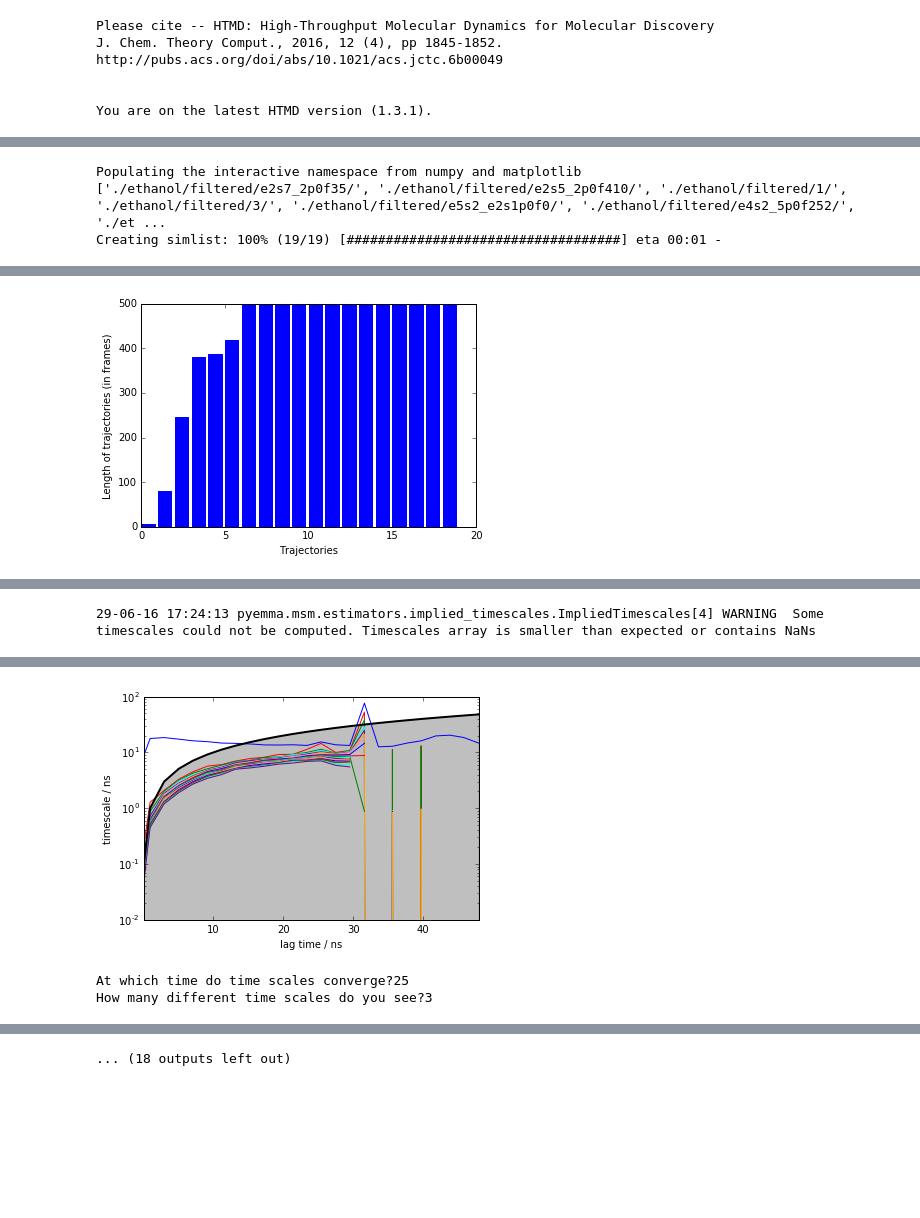
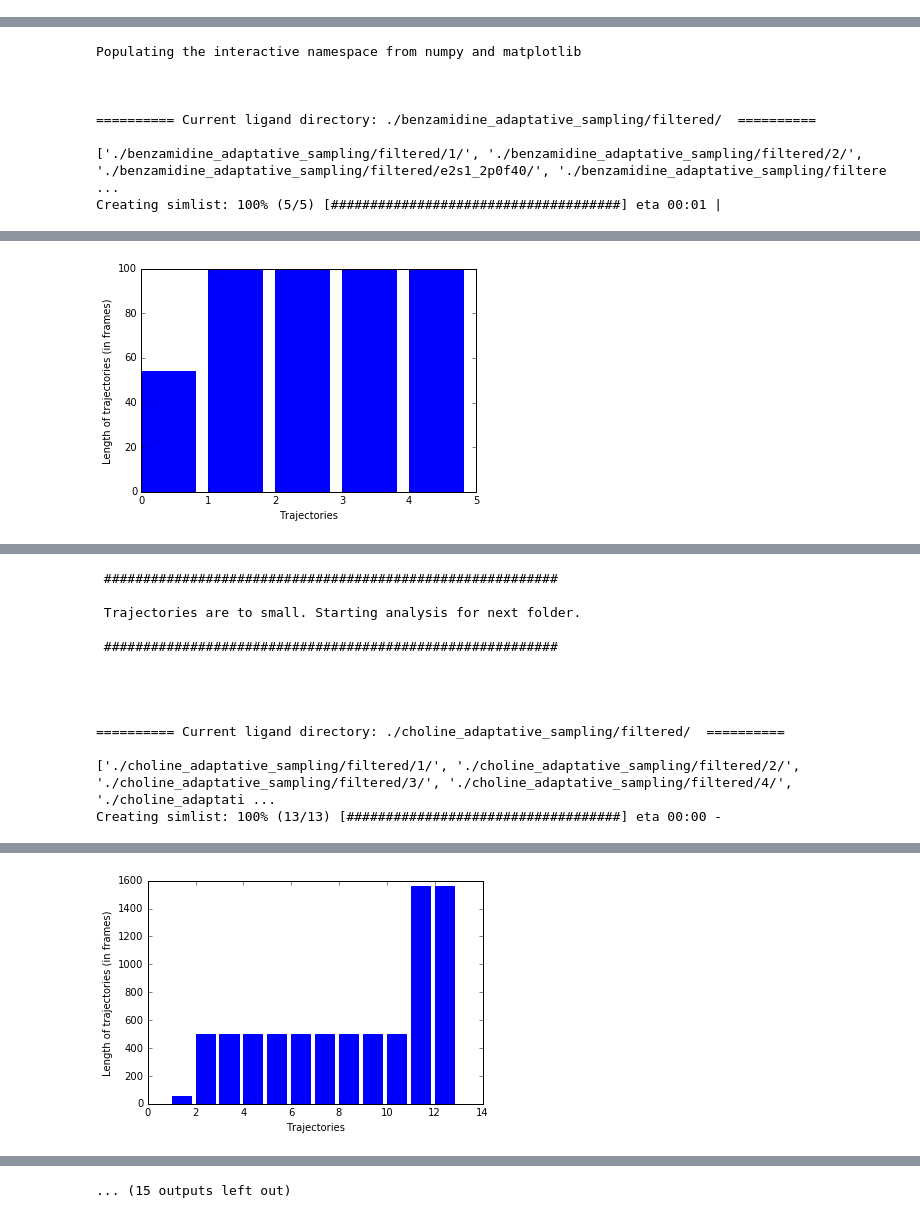
Before and after one commit to andreubp/Drugabbility_project_MSI, a Jupyter notebook: AnalysisFINAL.ipynb, the cells around one changed output, grey strips where cells are left out. Saved outputs shown, nothing was run; the diff lists cells and outputs as text; code cells hidden in the pictures; blank space fills up the shorter version.

```diff
--- a/AnalysisFINAL.ipynb
+++ b/AnalysisFINAL.ipynb
@@ -1,5 +1,6 @@
 # %%
 from htmd import *
+htmd.config(viewer='VMD')
 def analysis(sims,boot=0.8,clusters=1000,merge=5):
     metr = Metric(sims)
     metr.projection(MetricDistance('protein and name CA', 'resname MOL and noh', metric='contacts'))
@@ -20,6 +21,7 @@ def analysis(sims,boot=0.8,clusters=1000,merge=5):
     model.markovModel(int(nframes)*10, int(ntimescales))
     mols = model.getStates()
 
+    model.viewStates(ligand='resname MOL and noh')
     kin = Kinetics(model, temperature=298, concentration=0.0037)
     goodmacros=dict()
     mols = model.getStates()
@@ -42,23 +44,19 @@ def analysis(sims,boot=0.8,clusters=1000,merge=5):
     for sinks in goodmacros[thekey]:
         retlist.append(mols[sinks])
     kin.plotRates(rates=('g0eq'))
+    print("---")
+    kin.plotFluxPathways()
     return retlist
-# %% [output]
-Please cite -- HTMD: High-Throughput Molecular Dynamics for Molecular Discovery
-J. Chem. Theory Comput., 2016, 12 (4), pp 1845-1852.
-http://pubs.acs.org/doi/abs/10.1021/acs.jctc.6b00049
-
-
-You are on the latest HTMD version (1.3.1).
 # %%
 %pylab inline
 all_molecules=list()
-all_dir=glob('./*/filtered/')
+all_dir=glob('./*_sampling/filtered/')
 for directory in all_dir:
+    print("\n\n\n========== Current ligand directory:",directory," ==========\n")
     try:
         print(glob(directory+'*/'), glob(directory+'/filtered.pdb'))
         sims = simlist(glob(directory+'*/'), glob(directory+'/filtered.pdb'))
-        all_molecules.append(analysis(sims,boot=0.1,clusters=1000,merge=5)) #0.2 makes ethanol work
+        all_molecules.append(analysis(sims,boot=0.8,clusters=1000,merge=5))
     except:
         print('\n ########################################################## \n\n Trajectories are to small. Starting analysis for next folder.\n\n ########################################################## \n')
         continue
@@ -67,3 +67,8 @@ for directory in all_dir:
 Populating the interactive namespace from numpy and matplotlib
-['./ethanol/filtered/e2s7_2p0f35/', './ethanol/filtered/e2s5_2p0f410/', './ethanol/filtered/1/', './ethanol/filtered/3/', './ethanol/filtered/e5s2_e2s1p0f0/', './ethanol/filtered/e4s2_5p0f252/', './et ...
-Creating simlist: 100% (19/19) [###################################] eta 00:01 -
+
+
+
+========== Current ligand directory: ./benzamidine_adaptative_sampling/filtered/  ==========
+
+['./benzamidine_adaptative_sampling/filtered/1/', './benzamidine_adaptative_sampling/filtered/2/', './benzamidine_adaptative_sampling/filtered/e2s1_2p0f40/', './benzamidine_adaptative_sampling/filtere ...
+Creating simlist: 100% (5/5) [#####################################] eta 00:01 |
@@ -89 +86 @@ Creating simlist: 100% (19/19) [###################################] eta 00:01 -
-[figure, old version]
+[figure, new version]
@@ -92 +89,13 @@ Creating simlist: 100% (19/19) [###################################] eta 00:01 -
-29-06-16 17:24:13 pyemma.msm.estimators.implied_timescales.ImpliedTimescales[4] WARNING  Some timescales could not be computed. Timescales array is smaller than expected or contains NaNs
+ ##########################################################
+
+ Trajectories are to small. Starting analysis for next folder.
+
+ ##########################################################
+
+
+
+
+========== Current ligand directory: ./choline_adaptative_sampling/filtered/  ==========
+
+['./choline_adaptative_sampling/filtered/1/', './choline_adaptative_sampling/filtered/2/', './choline_adaptative_sampling/filtered/3/', './choline_adaptative_sampling/filtered/4/', './choline_adaptati ...
+Creating simlist: 100% (13/13) [###################################] eta 00:00 -
@@ -94,3 +115 @@ Creating simlist: 100% (19/19) [###################################] eta 00:01 -
-[figure, old version]
+[figure, new version]
-At which time do time scales converge?25
-How many different time scales do you see?3
@@ -114,3 +117,3 @@ These models contain the best interactions/poses:2016-06-29 17:24:46,806 - htmd.
-... (18 outputs left out)
+... (15 outputs left out)
 # %%
 print(all_molecules)
```
Also changed, not shown: parts of 1 cell of this notebook.
